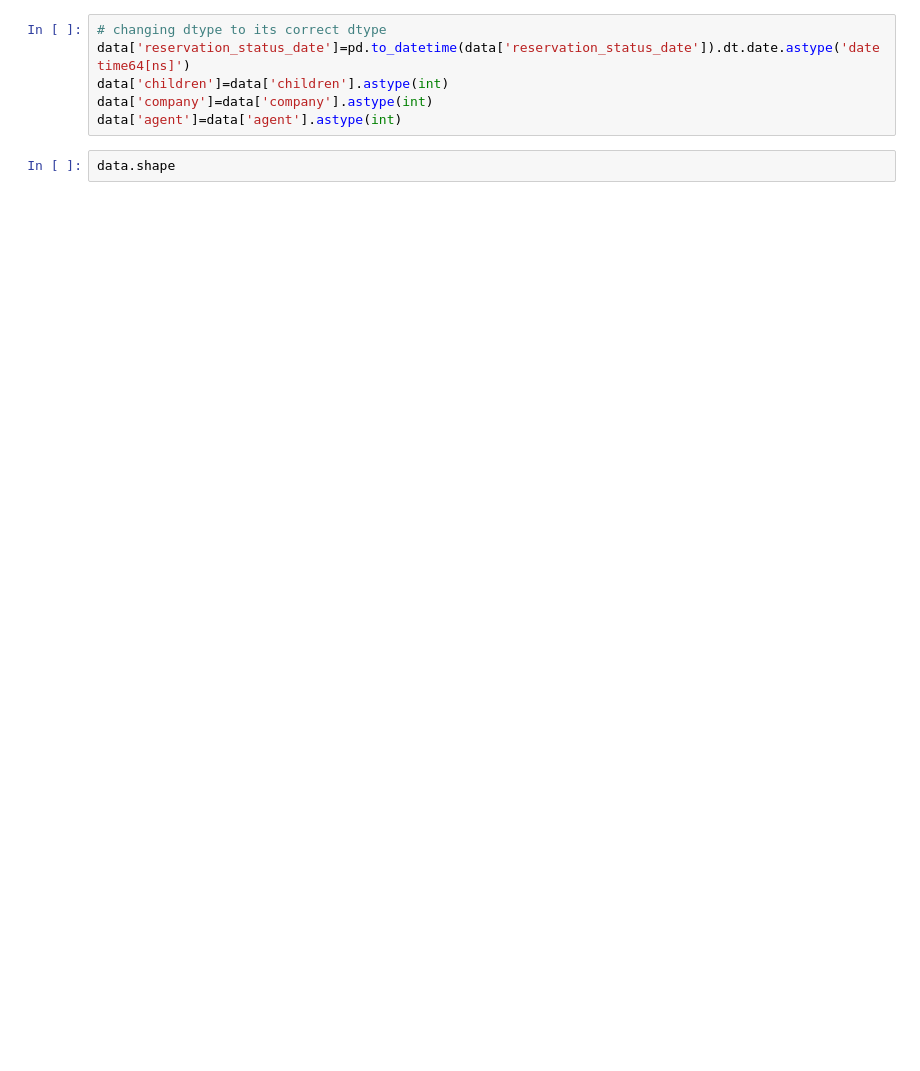
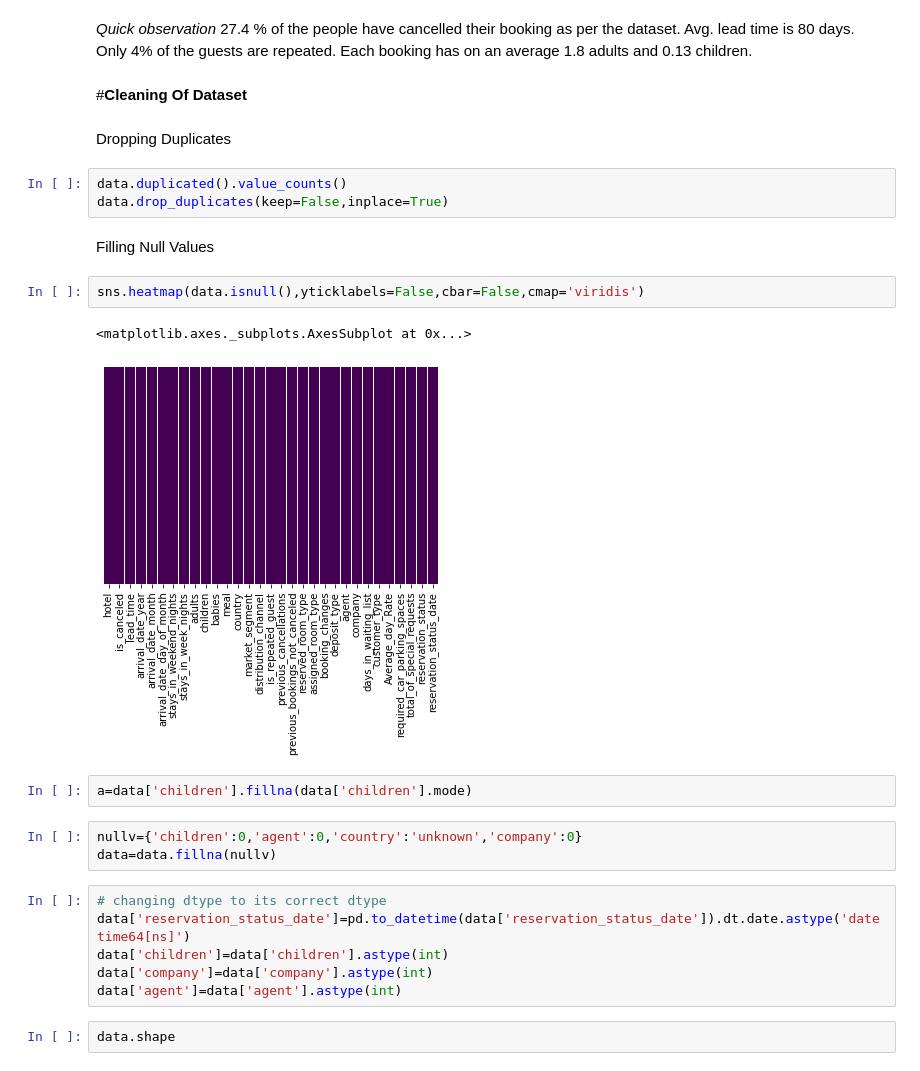
Before and after one commit to SakshamTripathi1996/Data-Science, a Jupyter notebook: Saksham_Hotel_Booking_Analysis_Capstone_Project.ipynb, the cells around one changed output. Cells and saved outputs as stored; diff of their text form; blank space fills up the shorter version.

```diff
--- a/Saksham_Hotel_Booking_Analysis_Capstone_Project.ipynb
+++ b/Saksham_Hotel_Booking_Analysis_Capstone_Project.ipynb
@@ -48,3 +76,28 @@ memory usage: 22.5+ MB
+# %% [markdown]
+*Quick observation*
+27.4 % of the people have cancelled their booking as per the dataset.
+Avg. lead time is 80 days.
+Only 4% of the guests are repeated.
+Each booking has on an average 1.8 adults and 0.13 children.
+# %% [markdown]
+#**Cleaning Of Dataset**
+# %% [markdown]
+Dropping Duplicates
+# %%
+data.duplicated().value_counts()
+data.drop_duplicates(keep=False,inplace=True)
+# %% [markdown]
+Filling Null Values
+# %%
+sns.heatmap(data.isnull(),yticklabels=False,cbar=False,cmap='viridis')
+# %% [output]
+<matplotlib.axes._subplots.AxesSubplot at 0x...>
+[figure, added]
+# %%
+a=data['children'].fillna(data['children'].mode)
+# %%
+nullv={'children':0,'agent':0,'country':'unknown','company':0}
+data=data.fillna(nullv)
 # %%
 # changing dtype to its correct dtype
 data['reservation_status_date']=pd.to_datetime(data['reservation_status_date']).dt.date.astype('datetime64[ns]')
```
Also changed, not shown: parts of 37 cells of this notebook.
